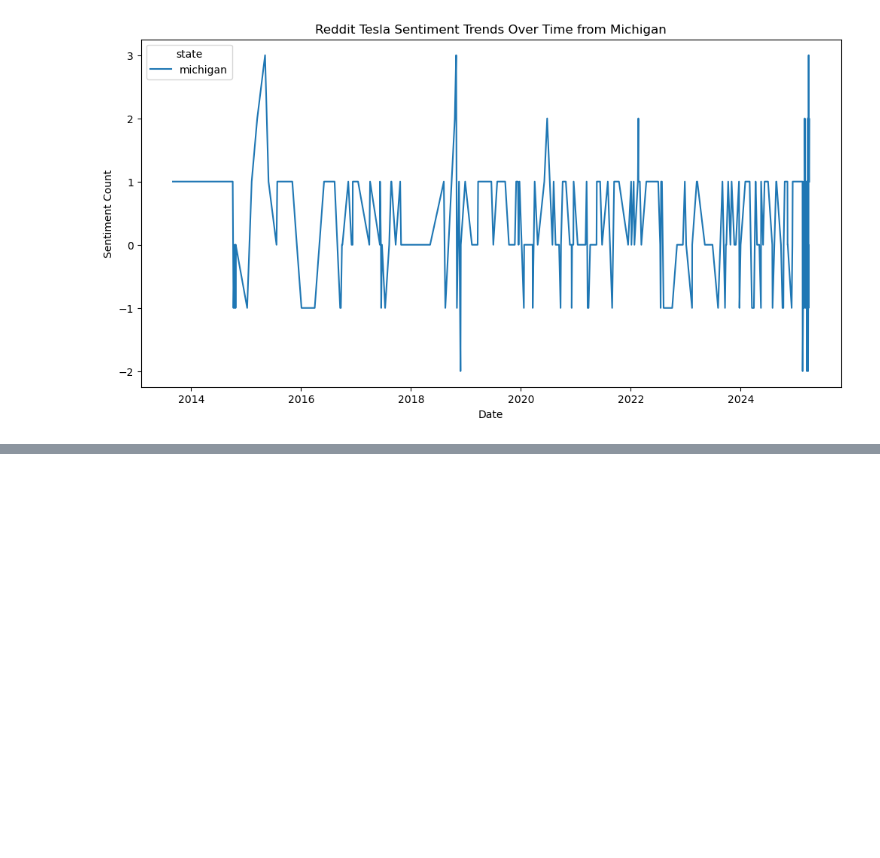
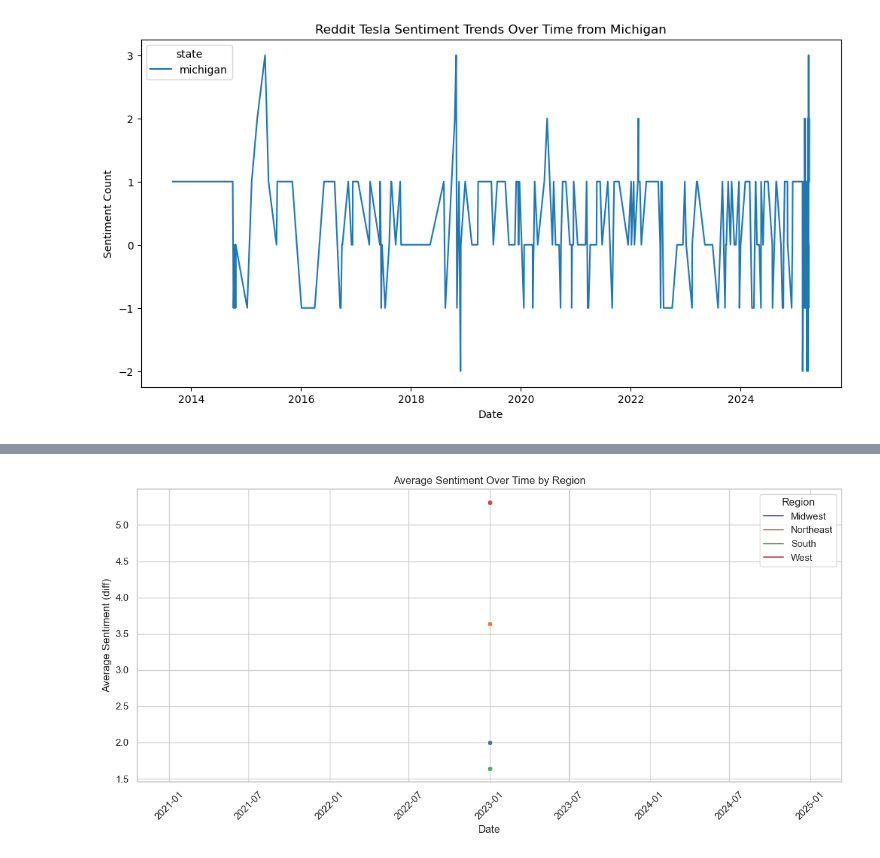
Before and after one commit to LivGunter/CSE-482-Project, a Jupyter notebook: Project_Visualization.ipynb, the cells around one changed output, grey strips where cells are left out. Saved outputs shown, nothing was run; the diff lists cells and outputs as text; code cells hidden in the pictures; blank space fills up the shorter version.

Commit message:
new visuals

```diff
--- a/Project_Visualization.ipynb
+++ b/Project_Visualization.ipynb
@@ -324,0 +488,30 @@ tesla_reset_data
+# %%
+import pandas as pd
+import matplotlib.pyplot as plt
+import seaborn as sns
+
+# Load your dataset (if it's already a DataFrame, skip this step)
+# tesla_reset_data = pd.read_csv("path_to_file.csv")
+
+# Convert date to datetime just in case it's not already
+tesla_reset_data['date'] = pd.to_datetime(tesla_reset_data['date'])
+
+# Group by date and region to calculate average sentiment
+region_sentiment_over_time = tesla_reset_data.groupby(['date', 'region'])['diff'].mean().reset_index()
+
+# Set the plot style
+sns.set(style="whitegrid")
+
+# Plot
+plt.figure(figsize=(12, 6))
+sns.lineplot(data=region_sentiment_over_time, x='date', y='diff', hue='region', marker="o")
+
+plt.title("Average Sentiment Over Time by Region")
+plt.xlabel("Date")
+plt.ylabel("Average Sentiment (diff)")
+plt.legend(title="Region")
+plt.xticks(rotation=45)
+plt.tight_layout()
+plt.show()
+# %% [output]
+[figure, added]
```
Also changed, not shown: parts of 13 cells of this notebook.
